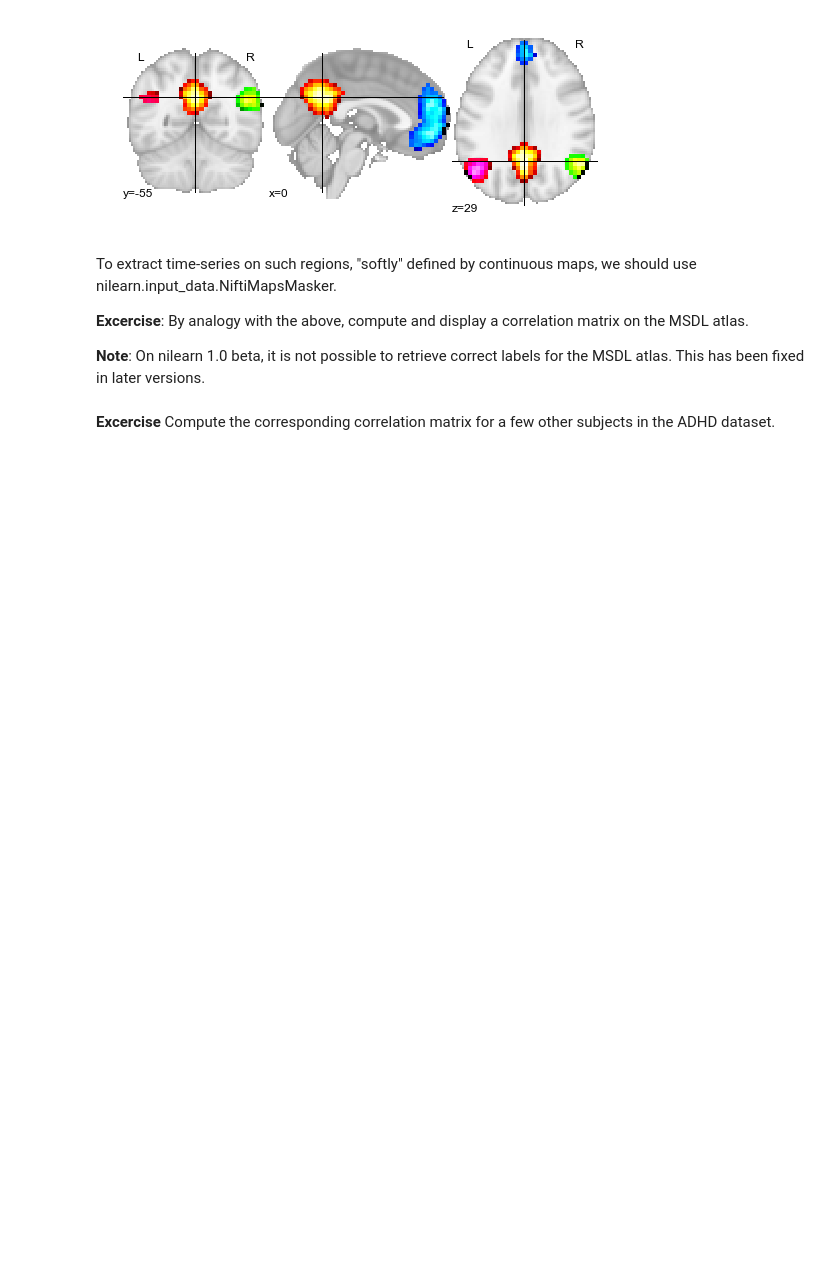
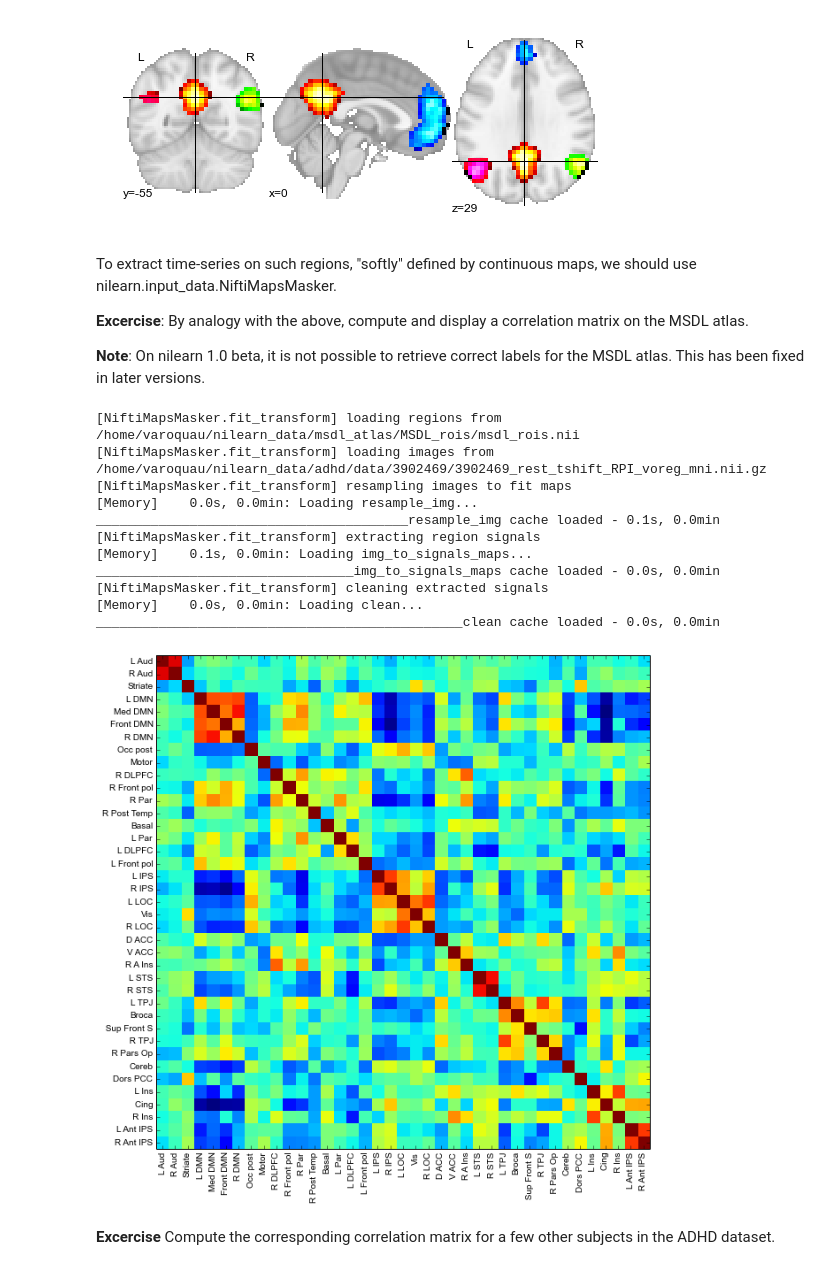
Before and after one commit to Arthurkorn/nilearn_course, a Jupyter notebook: rendered_notebooks/2_signal_extraction_for_connectomes.ipynb, the cells around one changed output. Drawn from its saved outputs; the diff is of its cells as text; code cells hidden in the pictures; blank space fills up the shorter version.

```diff
--- a/rendered_notebooks/2_signal_extraction_for_connectomes.ipynb
+++ b/rendered_notebooks/2_signal_extraction_for_connectomes.ipynb
@@ -120,6 +154,43 @@ To extract time-series on such regions, "softly" defined by continuous maps, we
 # %%
 # Solution
 %load adhd_msdl_connectivity.py
+# %%
+from nilearn import datasets
+atlas = datasets.fetch_msdl_atlas()
+atlas_img = atlas['maps']
+import pandas
+labels = pandas.read_csv(atlas['labels'])['name']
+
+from nilearn.input_data import NiftiMapsMasker
+
+masker = NiftiMapsMasker(maps_img=atlas_img, standardize=True,
+                           memory='/tmp/nilearn_course', verbose=5)
+
+from matplotlib import pyplot as plt
+data = datasets.fetch_adhd(n_subjects=1)
+
+time_series = masker.fit_transform(data.func[0],
+                                   confounds=data.confounds)
+
+import numpy as np
+correlation = np.corrcoef(time_series.T)
+plt.figure(figsize=(10, 10))
+plt.imshow(correlation, interpolation="nearest")
+x_ticks = plt.xticks(range(len(labels)), labels, rotation=90)
+y_ticks = plt.yticks(range(len(labels)), labels)
+# %% [output]
+[NiftiMapsMasker.fit_transform] loading regions from /home/varoquau/nilearn_data/msdl_atlas/MSDL_rois/msdl_rois.nii
+[NiftiMapsMasker.fit_transform] loading images from /home/varoquau/nilearn_data/adhd/data/3902469/3902469_rest_tshift_RPI_voreg_mni.nii.gz
+[NiftiMapsMasker.fit_transform] resampling images to fit maps
+[Memory]    0.0s, 0.0min: Loading resample_img...
+________________________________________resample_img cache loaded - 0.1s, 0.0min
+[NiftiMapsMasker.fit_transform] extracting region signals
+[Memory]    0.1s, 0.0min: Loading img_to_signals_maps...
+_________________________________img_to_signals_maps cache loaded - 0.0s, 0.0min
+[NiftiMapsMasker.fit_transform] cleaning extracted signals
+[Memory]    0.0s, 0.0min: Loading clean...
+_______________________________________________clean cache loaded - 0.0s, 0.0min
+[figure, added]
 # %% [markdown]
 **Excercise** Compute the corresponding correlation matrix for a few other subjects in the ADHD dataset.
 # %% [markdown]
```
Also changed, not shown: parts of 5 cells of this notebook, 4 other files.
